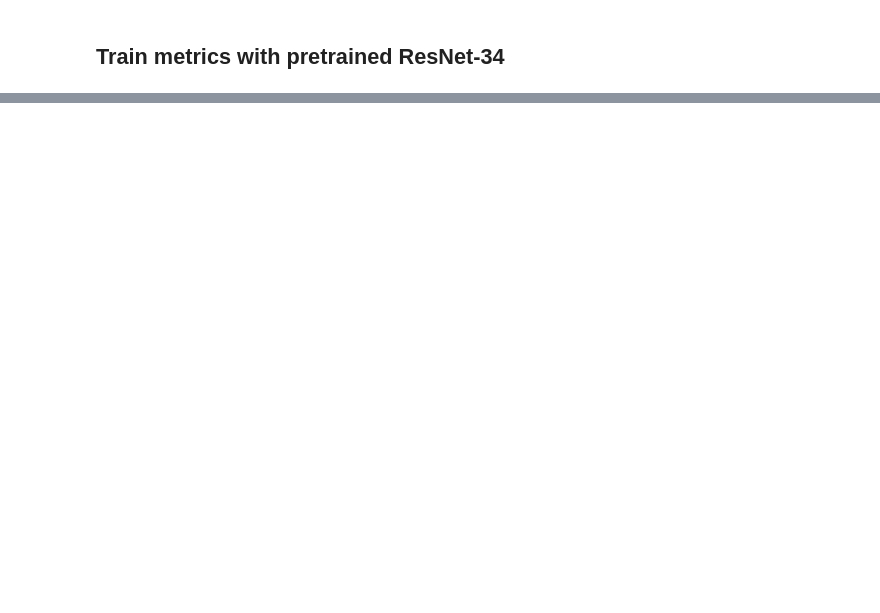
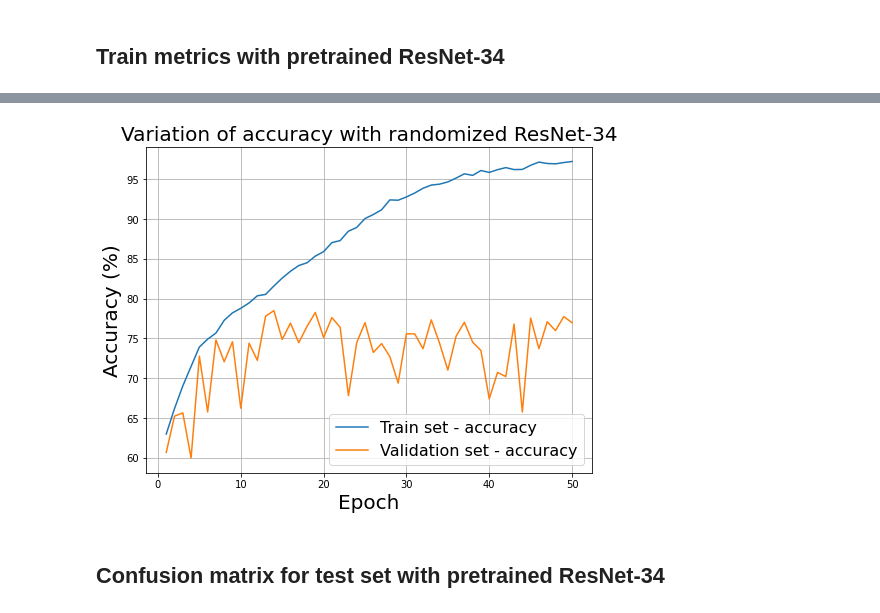
Before and after one commit to AbhishekRS4/Deep_Learning, a Jupyter notebook: src/cv_task/plot_graphs.ipynb, the cells around one changed output, grey strips where cells are left out. Drawn from its saved outputs; the diff is of its cells as text; code cells hidden in the pictures; blank space fills up the shorter version.

```diff
--- a/src/cv_task/plot_graphs.ipynb
+++ b/src/cv_task/plot_graphs.ipynb
@@ -91,0 +120,14 @@ fig.show()
+# %%
+fig = plt.figure(figsize=(8, 6))
+plt.plot(df_train_random.epoch, df_train_random.accuracy_train, "-", label="Train set - accuracy")
+plt.plot(df_train_random.epoch, df_train_random.accuracy_valid, "-", label="Validation set - accuracy")
+plt.ylabel("Accuracy (%)", fontsize=20)
+plt.xlabel("Epoch", fontsize=20)
+plt.title("Variation of accuracy with randomized ResNet-34", fontsize=20)
+plt.legend(fontsize=16)
+plt.grid()
+fig.show()
+# %% [output]
+[figure, added]
+# %% [markdown]
+## Confusion matrix for test set with pretrained ResNet-34
```
Also changed, not shown: parts of 21 cells of this notebook.
